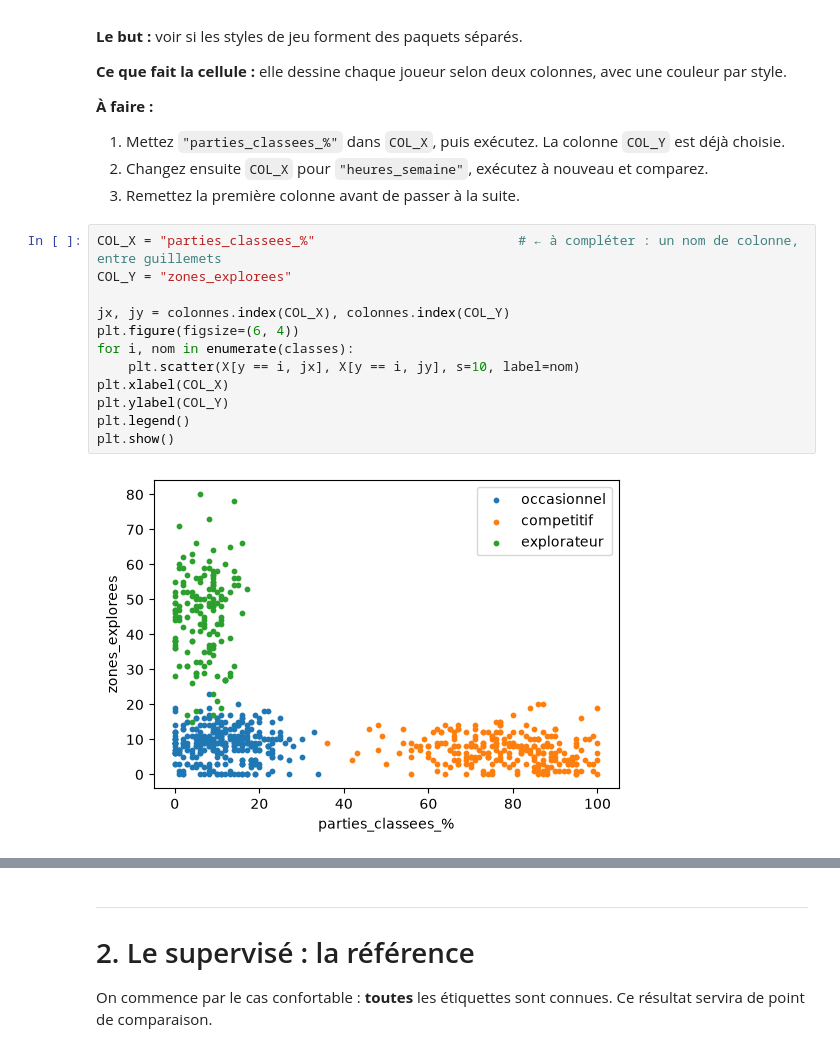
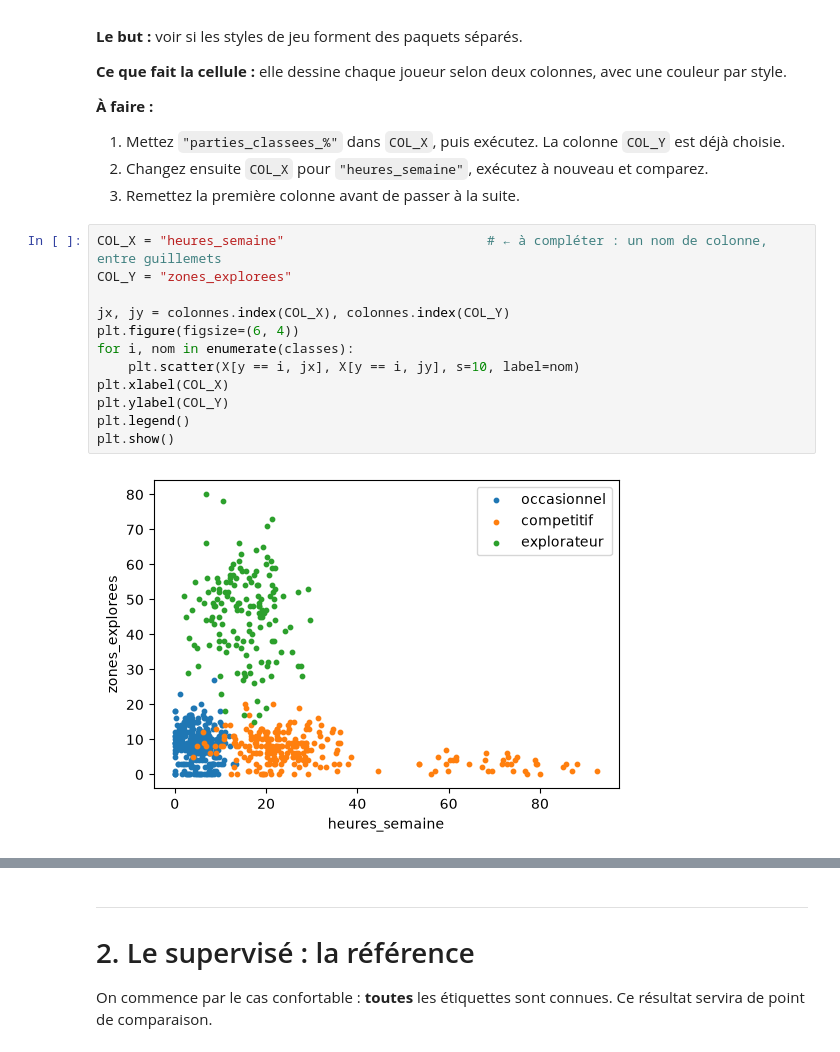
Before and after one commit to LauraSorro1/ia2_tp2, a Jupyter notebook: TP2_depart.ipynb, the cells around one changed output, grey strips where cells are left out. Cells and saved outputs as stored; diff of their text form.

```diff
--- a/TP2_depart.ipynb
+++ b/TP2_depart.ipynb
@@ -135,19 +135,19 @@ heure_connexion      min =       0.0   max =      23.0
 2. Changez ensuite `COL_X` pour `"heures_semaine"`, exécutez à nouveau et comparez.
 3. Remettez la première colonne avant de passer à la suite.
 # %%
-COL_X = "parties_classees_%"                          # ← à compléter : un nom de colonne, entre guillemets
+COL_X = "heures_semaine"                          # ← à compléter : un nom de colonne, entre guillemets
 COL_Y = "zones_explorees"
 
 jx, jy = colonnes.index(COL_X), colonnes.index(COL_Y)
 plt.figure(figsize=(6, 4))
 for i, nom in enumerate(classes):
     plt.scatter(X[y == i, jx], X[y == i, jy], s=10, label=nom)
 plt.xlabel(COL_X)
 plt.ylabel(COL_Y)
 plt.legend()
 plt.show()
 # %% [output]
-[figure, old version]
+[figure, new version]
 # %% [markdown]
 **Observation 1.2**
 
```
Also changed, not shown: parts of 7 cells of this notebook.
